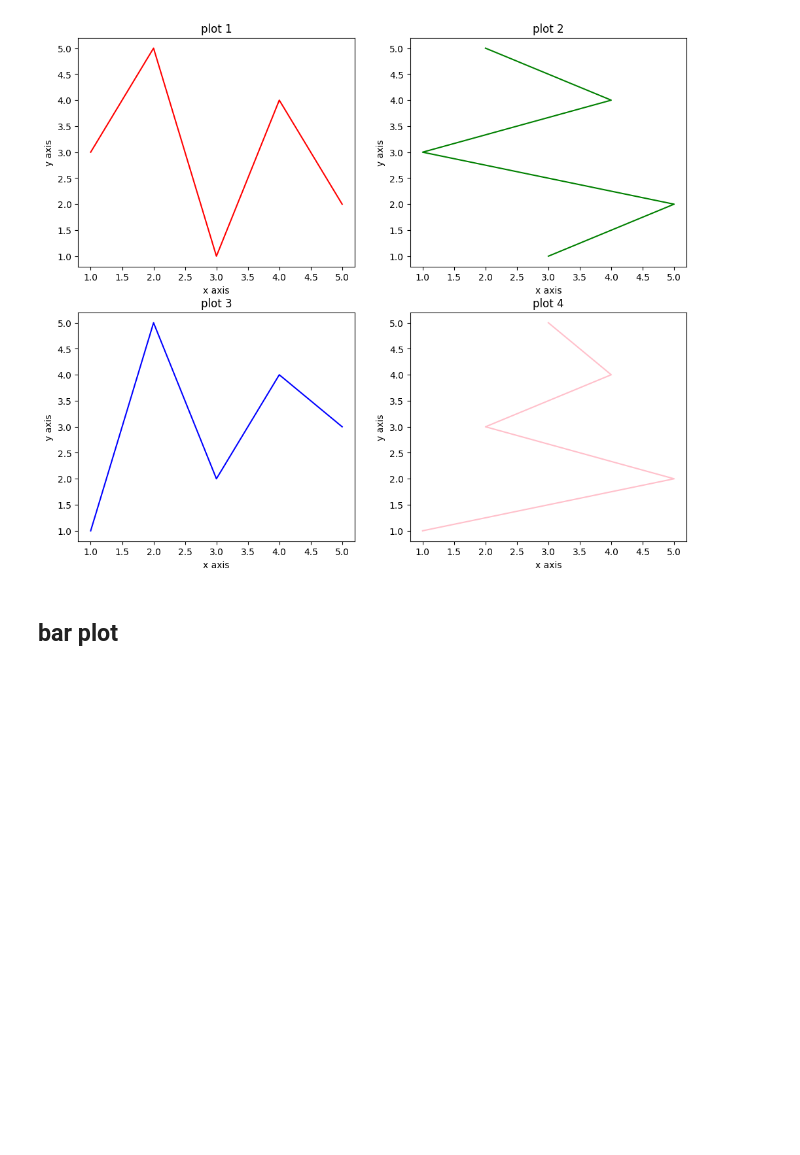
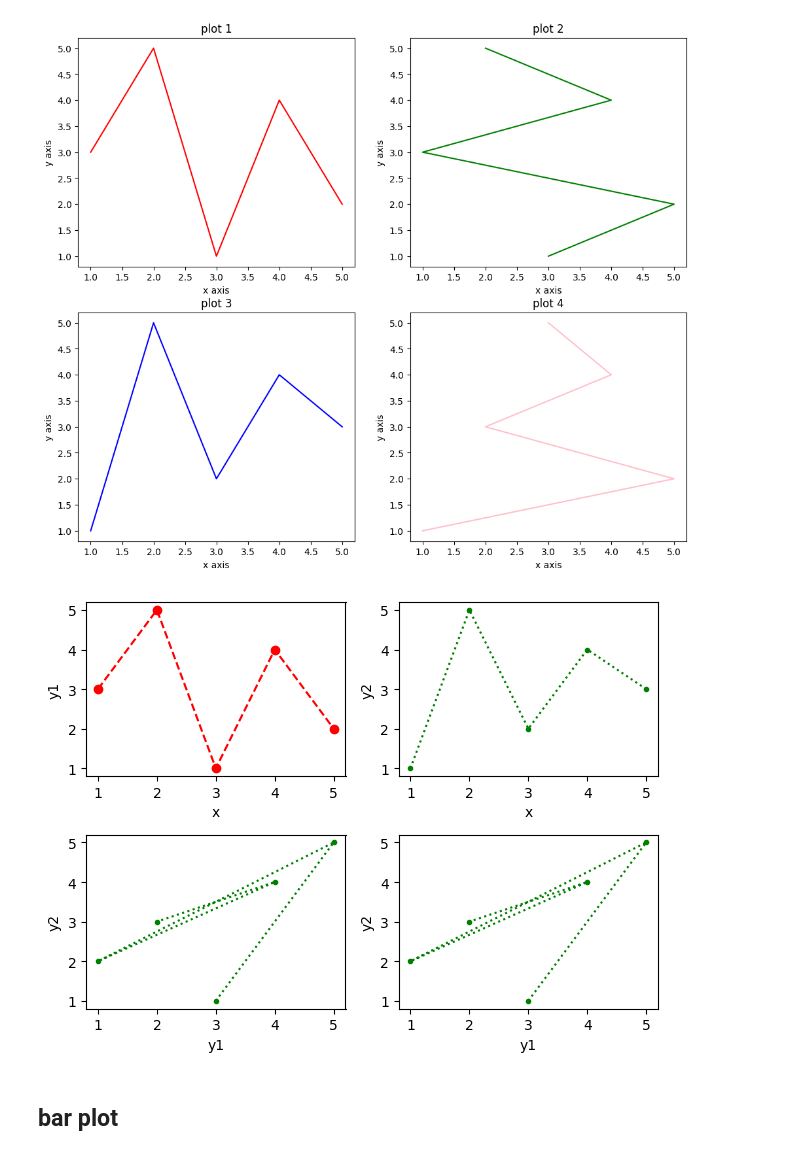
Before and after one commit to suvancodes/AI_ML_now, a Jupyter notebook: 11data_analysis/5My_ Matplotlib.ipynb, the cells around one changed output. Drawn from its saved outputs; the diff is of its cells as text; code cells hidden in the pictures; blank space fills up the shorter version.

```diff
--- a/11data_analysis/5My_ Matplotlib.ipynb
+++ b/11data_analysis/5My_ Matplotlib.ipynb
@@ -88,6 +88,34 @@ plt.title('plot 4')
 # %% [output]
 Text(0.5, 1.0, 'plot 4')
 [figure]
+# %%
+x = [1,2,3,4,5]
+y1 = [3,5,1,4,2]
+y2 = [1,5,2,4,3]
+
+plt.Figure(figsize=(10,14))
+plt.subplot(2,2,1)
+plt.plot(x,y1,color='red',linestyle='--',marker='o')
+plt.xlabel('x')
+plt.ylabel('y1')
+plt.tight_layout()
+plt.subplot(2,2,2)
+plt.plot(x,y2,color = 'green',marker='.',linestyle=':')
+plt.xlabel("x")
+plt.ylabel("y2")
+plt.tight_layout()
+plt.subplot(2,2,3)
+plt.plot(y1,y2,color = 'green',marker='.',linestyle=':')
+plt.xlabel('y1')
+plt.ylabel('y2')
+plt.tight_layout()
+plt.subplot(2,2,4)
+plt.plot(y1,y2,color = 'green',marker='.',linestyle=':')
+plt.xlabel('y1')
+plt.ylabel('y2')
+plt.tight_layout()
+# %% [output]
+[figure, added]
 # %% [markdown]
 ## bar plot
 # %%
```
Also changed, not shown: parts of 2 cells of this notebook, 44 other files.
